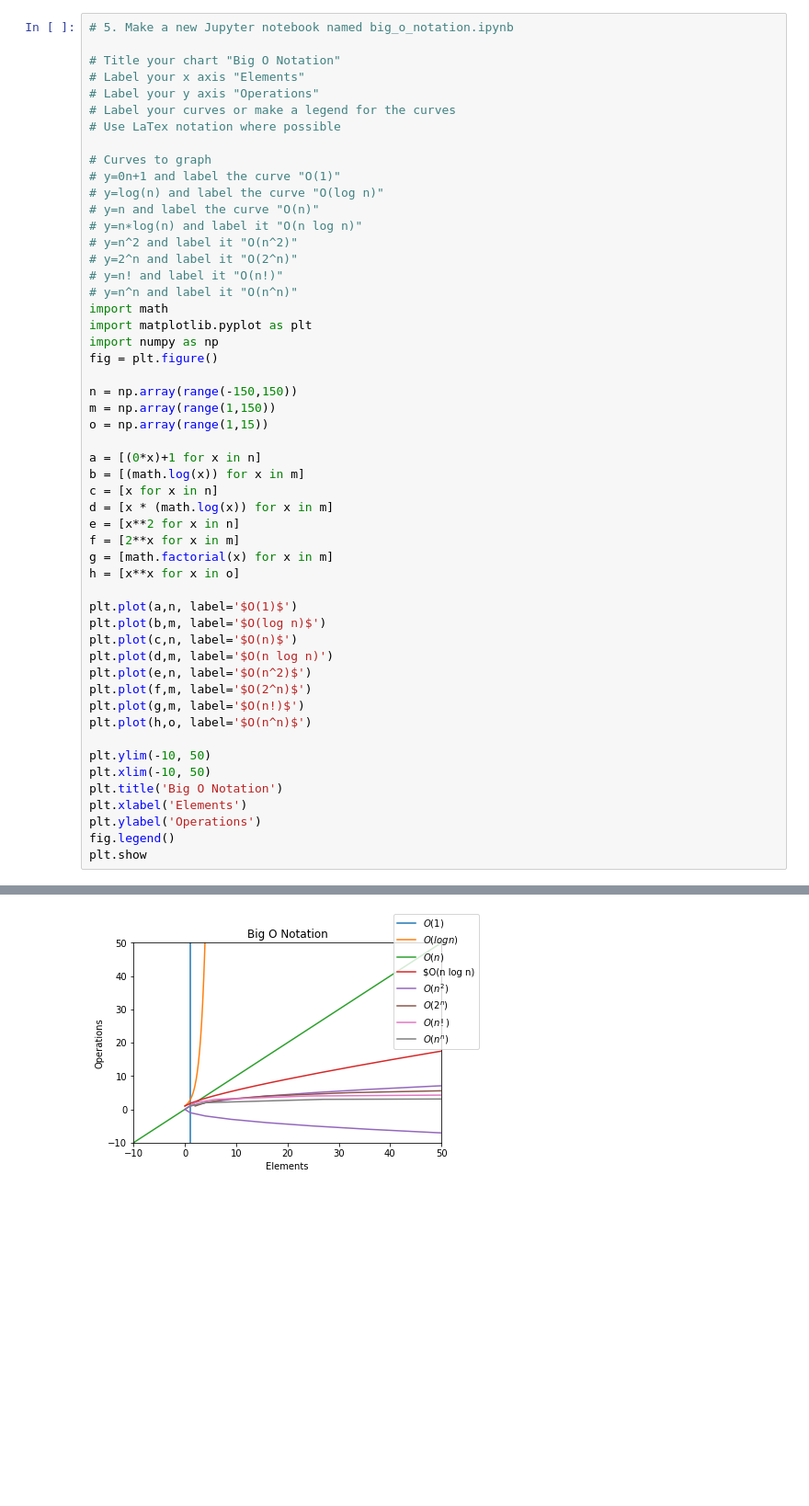
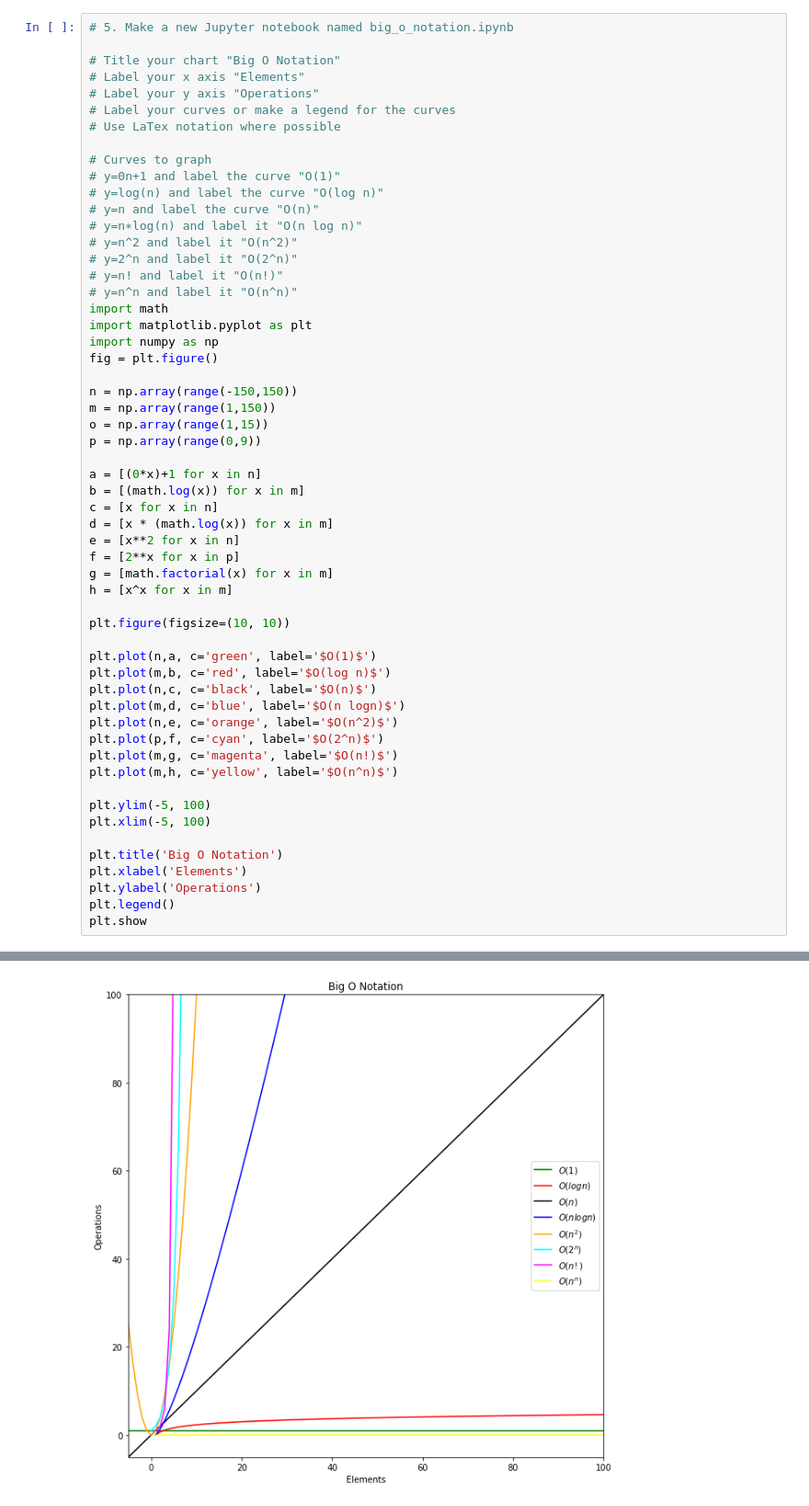
Before and after one commit to michael-haerle/numpy-pandas-visualization-exercises, a Jupyter notebook: big_o_notation.ipynb, the cells around one changed output, grey strips where cells are left out. Shown at 92% size. Drawn from its saved outputs; the diff is of its cells as text; blank space fills up the shorter version.

```diff
--- a/big_o_notation.ipynb
+++ b/big_o_notation.ipynb
@@ -24,31 +24,35 @@ fig = plt.figure()
 n = np.array(range(-150,150))
 m = np.array(range(1,150))
 o = np.array(range(1,15))
+p = np.array(range(0,9))
 
 a = [(0*x)+1 for x in n]
 b = [(math.log(x)) for x in m]
 c = [x for x in n]
 d = [x * (math.log(x)) for x in m]
 e = [x**2 for x in n]
-f = [2**x for x in m]
+f = [2**x for x in p]
 g = [math.factorial(x) for x in m]
-h = [x**x for x in o]
+h = [x^x for x in m]
 
-plt.plot(a,n, label='$O(1)$')
-plt.plot(b,m, label='$O(log n)$')
-plt.plot(c,n, label='$O(n)$')
-plt.plot(d,m, label='$O(n log n)')
-plt.plot(e,n, label='$O(n^2)$')
-plt.plot(f,m, label='$O(2^n)$')
-plt.plot(g,m, label='$O(n!)$')
-plt.plot(h,o, label='$O(n^n)$')
+plt.figure(figsize=(10, 10))
 
-plt.ylim(-10, 50)
-plt.xlim(-10, 50)
+plt.plot(n,a, c='green', label='$O(1)$')
+plt.plot(m,b, c='red', label='$O(log n)$')
+plt.plot(n,c, c='black', label='$O(n)$')
+plt.plot(m,d, c='blue', label='$O(n logn)$')
+plt.plot(n,e, c='orange', label='$O(n^2)$')
+plt.plot(p,f, c='cyan', label='$O(2^n)$')
+plt.plot(m,g, c='magenta', label='$O(n!)$')
+plt.plot(m,h, c='yellow', label='$O(n^n)$')
+
+plt.ylim(-5, 100)
+plt.xlim(-5, 100)
+
 plt.title('Big O Notation')
 plt.xlabel('Elements')
 plt.ylabel('Operations')
-fig.legend()
+plt.legend()
 plt.show
 # %% [output]
 <function matplotlib.pyplot.show(close=None, block=None)>
@@ -55 +60 @@ plt.show
-[figure, old version]
+[figure, new version]
```
Also changed, not shown: parts of 1 cell of this notebook.
